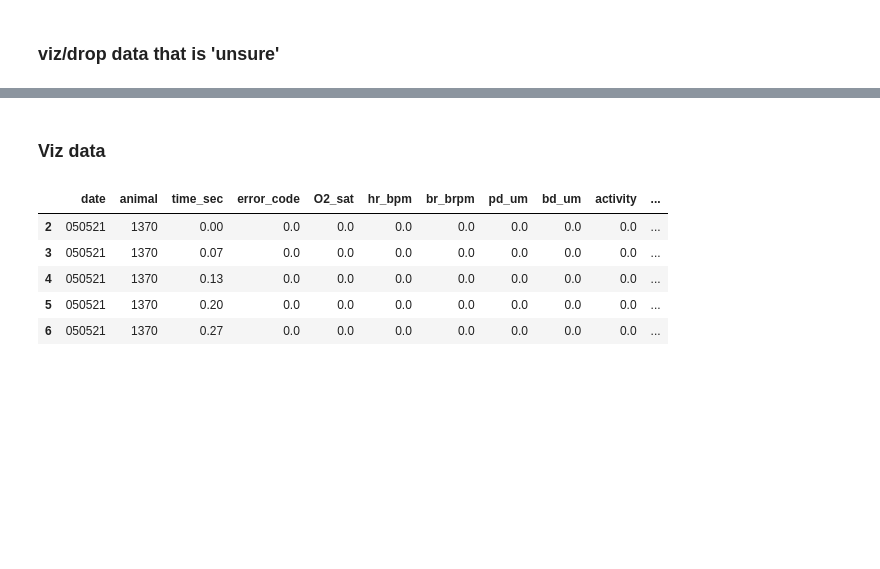
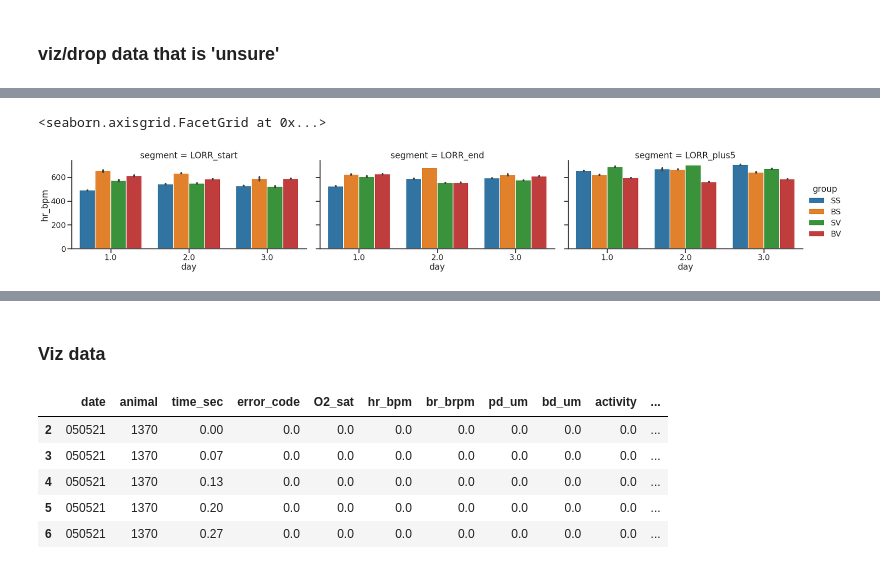
Before and after one commit to grace3999/BB_projects, a Jupyter notebook: MouseOx_single.ipynb, the cells around one changed output, grey strips where cells are left out. Cells and saved outputs as stored; diff of their text form; code cells hidden in the pictures; blank space fills up the shorter version.

```diff
--- a/MouseOx_single.ipynb
+++ b/MouseOx_single.ipynb
@@ -228,0 +204,9 @@ data_final_clean.tail()
+# %%
+bad_codes = [6,7,8,9 ]
+final_data_noerror = final_data[~final_data['error_code'].isin(bad_codes)]
+final_data_noerror = final_data[final_data['error_code']==0]
+
+sns.catplot(x='day', y='hr_bpm', data=final_data_noerror , kind='bar', hue='group', height=5, aspect=2, col='segment')
+# %% [output]
+<seaborn.axisgrid.FacetGrid at 0x...>
+[figure, added]
```
Also changed, not shown: parts of 10 cells of this notebook.
